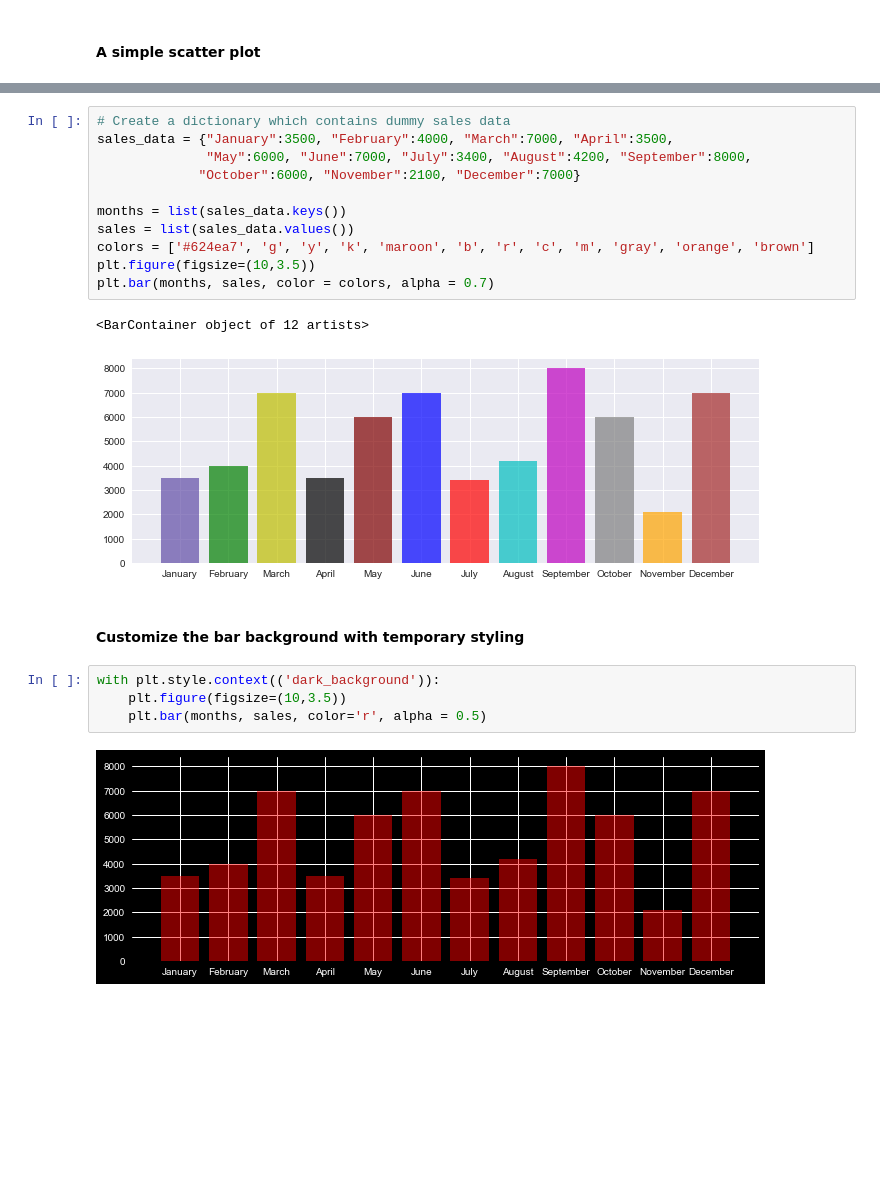
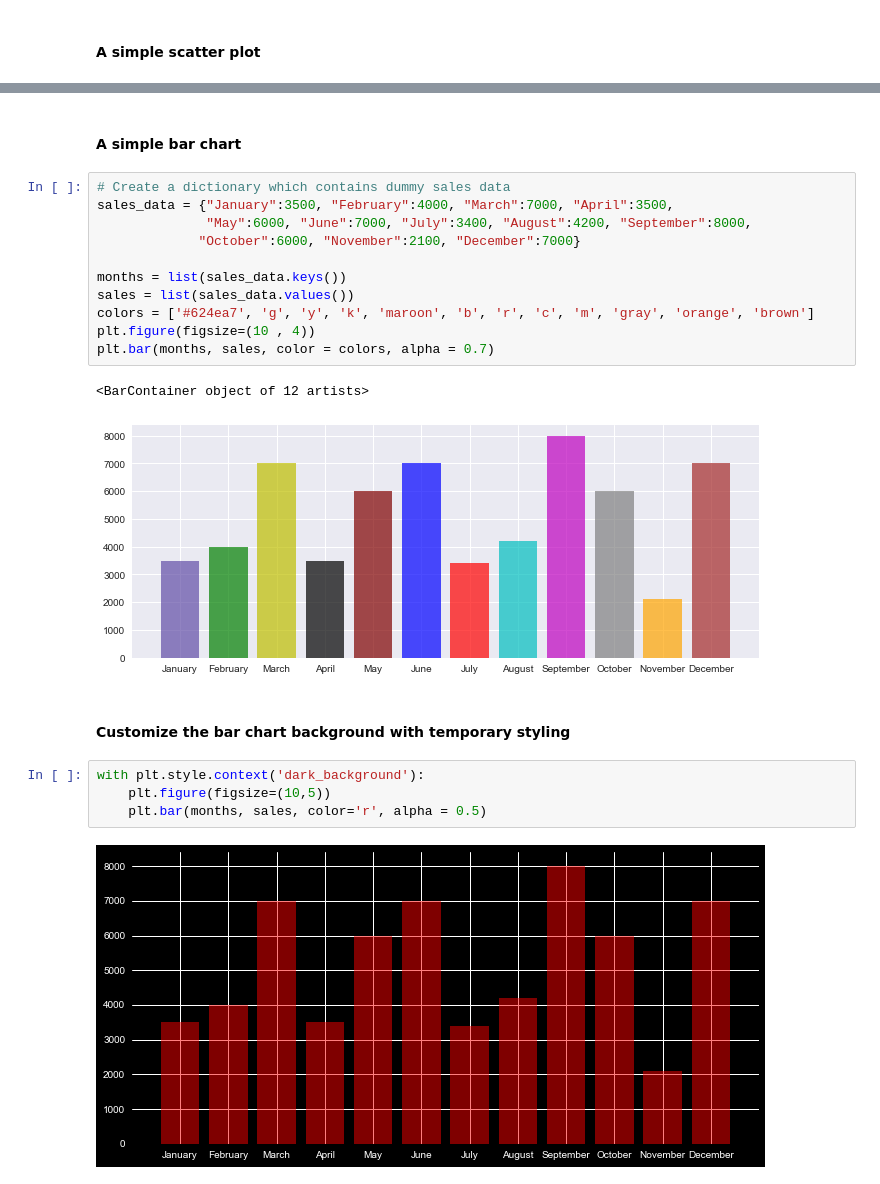
Before and after one commit to luckyp71/python_numpy_matplotlib, a Jupyter notebook: python_numpy_matplotlib.ipynb, the cells around one changed output, grey strips where cells are left out. Drawn from its saved outputs; the diff is of its cells as text; blank space fills up the shorter version.

```diff
--- a/python_numpy_matplotlib.ipynb
+++ b/python_numpy_matplotlib.ipynb
@@ -167,22 +167,24 @@ plt.scatter(xdata, ydata, c=colors, alpha=0.7)
+# %% [markdown]
+#### A simple bar chart
 # %%
 # Create a dictionary which contains dummy sales data
 sales_data = {"January":3500, "February":4000, "March":7000, "April":3500,
               "May":6000, "June":7000, "July":3400, "August":4200, "September":8000,
              "October":6000, "November":2100, "December":7000}
 
 months = list(sales_data.keys())
 sales = list(sales_data.values())
 colors = ['#624ea7', 'g', 'y', 'k', 'maroon', 'b', 'r', 'c', 'm', 'gray', 'orange', 'brown']
-plt.figure(figsize=(10,3.5))
+plt.figure(figsize=(10 , 4))
 plt.bar(months, sales, color = colors, alpha = 0.7)
 # %% [output]
 <BarContainer object of 12 artists>
-[figure, old version]
+[figure, new version]
 # %% [markdown]
-#### Customize the bar background with temporary styling
+#### Customize the bar chart background with temporary styling
 # %%
-with plt.style.context(('dark_background')):
-    plt.figure(figsize=(10,3.5))
+with plt.style.context('dark_background'):
+    plt.figure(figsize=(10,5))
     plt.bar(months, sales, color='r', alpha = 0.5)
 # %% [output]
-[figure, old version]
+[figure, new version]
```
Also changed, not shown: parts of 3 cells of this notebook.
